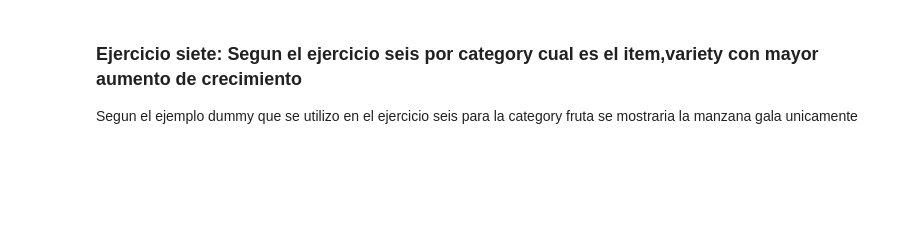
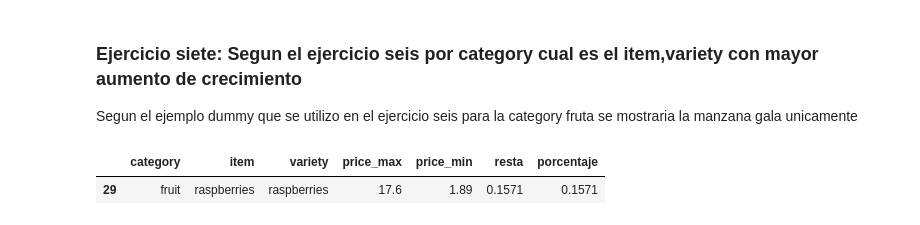
Before and after one commit to PaolaMendez/vegetables-eda, a Jupyter notebook: EDA.ipynb, the cells around one changed output. Drawn from its saved outputs; the diff is of its cells as text; code cells hidden in the pictures; blank space fills up the shorter version.

```diff
--- a/EDA.ipynb
+++ b/EDA.ipynb
@@ -491,0 +474,6 @@ t.merge(tt,on=['variety'], how='left')
+# %%
+t=t.groupby(['category', 'item', 'variety'], as_index=False).agg({'price':['max', 'min']})
+# %%
+t.columns= t.columns.droplevel(1)
+# %%
+t.columns=['category', 'item', 'variety', 'price_max', 'price_min']
@@ -491,0 +496,2 @@ t.merge(tt,on=['variety'], how='left')
+# %%
+t['porcentaje']=(t['price_max']-t['price_min'])/100
@@ -493,3 +515,8 @@ t.merge(tt,on=['variety'], how='left')
 ### Ejercicio siete: Segun el ejercicio seis por category cual es el item,variety con mayor aumento de crecimiento
 
 Segun el ejemplo dummy que se utilizo en el ejercicio seis para la category fruta se mostraria la manzana gala unicamente
+# %%
+t.sort_values('porcentaje', ascending = False).head(1)
+# %% [output]
+|  | category | item | variety | price_max | price_min | resta | porcentaje |
+| 29 | fruit | raspberries | raspberries | 17.6 | 1.89 | 0.1571 | 0.1571 |
```
Also changed, not shown: parts of 7 cells of this notebook.
